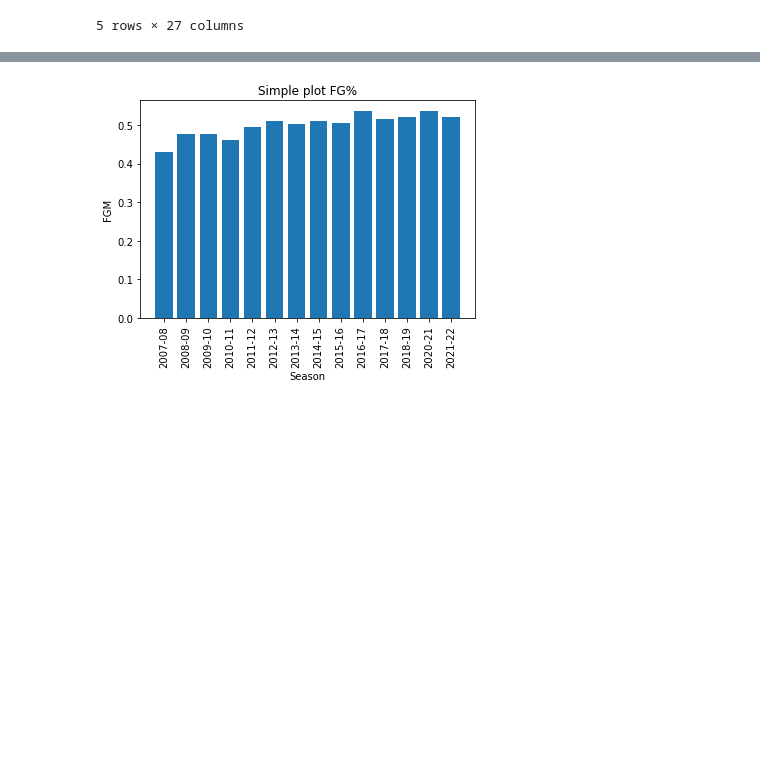
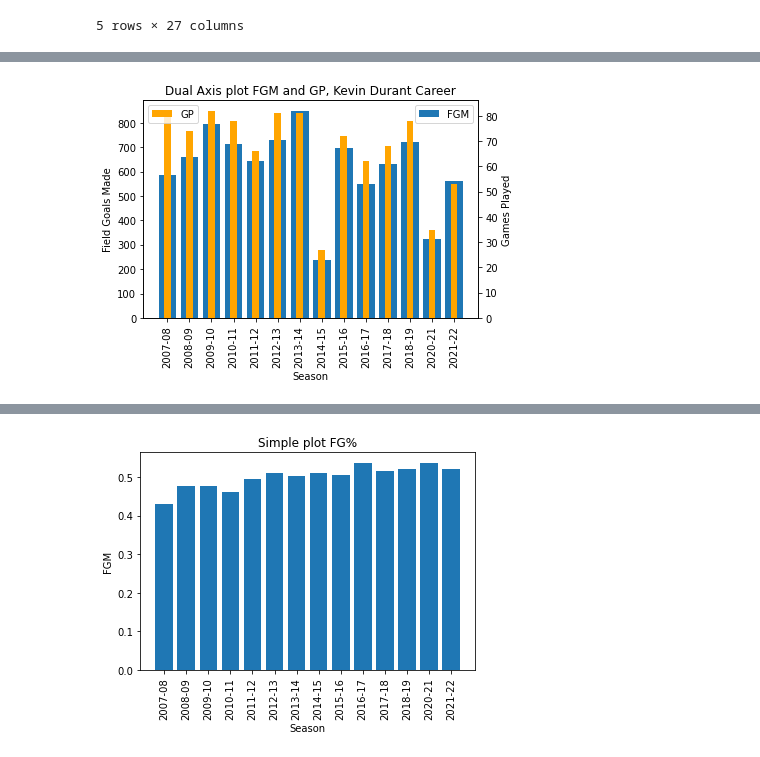
Before and after one commit to tjalback/Sports-Analytics, a Jupyter notebook: Sports Analytics.ipynb, the cells around one changed output, grey strips where cells are left out. Drawn from its saved outputs; the diff is of its cells as text; code cells hidden in the pictures; blank space fills up the shorter version.

Commit message:
Add files via upload
Updated Notebook, Improve Initial Kevin Durant Charts, fix library loading bug

```diff
--- a/Sports Analytics.ipynb
+++ b/Sports Analytics.ipynb
@@ -264,0 +241,23 @@ ax.grid(False)
+# %%
+fig, ax = plt.subplots()
+
+
+width = 0.3
+
+ax.bar(KD_yby['SEASON_ID'], KD_yby['FGM'], label='FGM')
+ax.set(xlabel='Season', ylabel='Field Goals Made',
+       title='Dual Axis plot FGM and GP, Kevin Durant Career')
+plt.xticks(rotation=90)
+ax.grid(False)
+
+ax2=ax.twinx()
+# make a plot with different y-axis using second axis object
+ax2.bar(KD_yby['SEASON_ID'], KD_yby['GP'],color='orange', label = 'GP', width = width)
+ax2.set_ylabel("Games Played")
+
+ax.legend(loc = 'upper right')
+ax2.legend(loc = 'upper left')
+
+plt.show()
+# %% [output]
+[figure, added]
```
Also changed, not shown: parts of 16 cells of this notebook.
